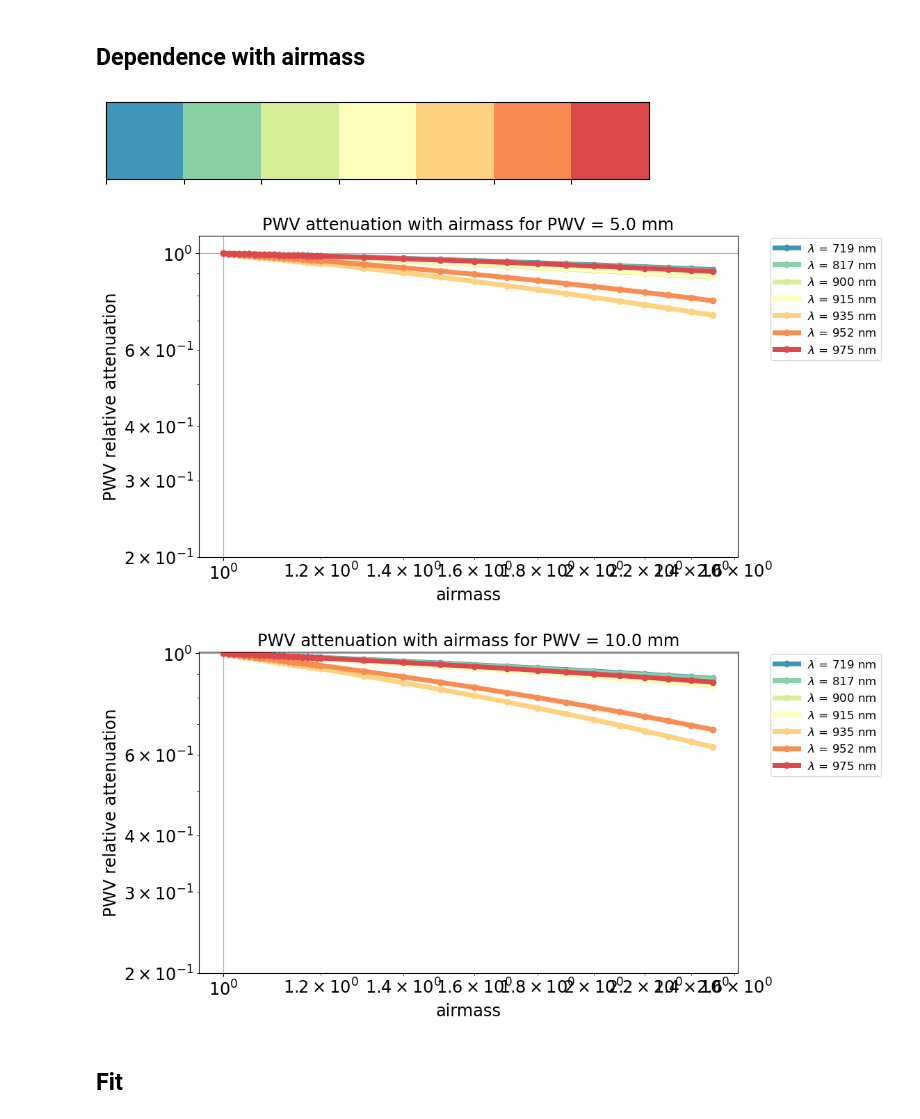
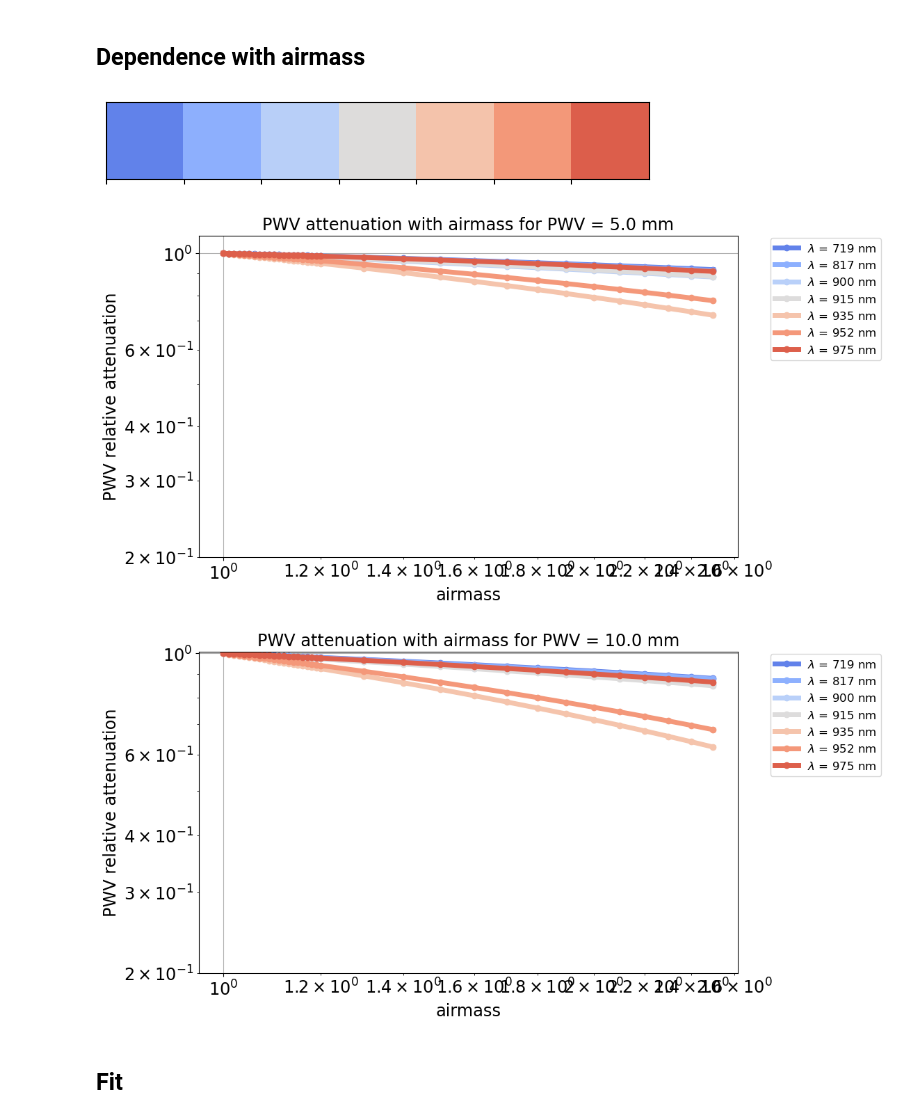
Before and after one commit to LSSTDESC/getObsAtmo, a Jupyter notebook: docs/notebooks/plot_pwvvsairmass.ipynb, the cells around one changed output. Drawn from its saved outputs; the diff is of its cells as text; code cells hidden in the pictures.

```diff
--- a/docs/notebooks/plot_pwvvsairmass.ipynb
+++ b/docs/notebooks/plot_pwvvsairmass.ipynb
@@ -122,10 +122,11 @@ No artists with labels found to put in legend.  Note that artists whose label st
 # %%
 WLtest = np.array([719.,817.,900.,915.,935.,952.,975.])
 NWLtest = len(WLtest)
-hls_colors = sns.color_palette("Spectral_r", NWLtest)
+#hls_colors = sns.color_palette("Spectral_r", NWLtest)
+hls_colors = sns.color_palette("coolwarm",NWLtest)
 sns.palplot(hls_colors)
 # %% [output]
-[figure, old version]
+[figure, new version]
 # %%
 PWV0 = 1.0
 transmarray0 = np.zeros((NAM,NWLtest))
@@ -157,7 +158,7 @@ ax.set_ylim(0.2,1.1)
 ax.set_xscale("log")
 ax.set_yscale("log")
 # %% [output]
-[figure, old version]
+[figure, new version]
 # %%
 PWV0 = 10.0
 transmarray2 = np.zeros((NAM,NWLtest))
@@ -181,7 +182,7 @@ ax.set_ylim(0.2,1.01)
 ax.set_xscale("log")
 ax.set_yscale("log")
 # %% [output]
-[figure, old version]
+[figure, new version]
 # %% [markdown]
 ## Fit
 # %%
```
Also changed, not shown: parts of 3 cells of this notebook, 4 other files.
